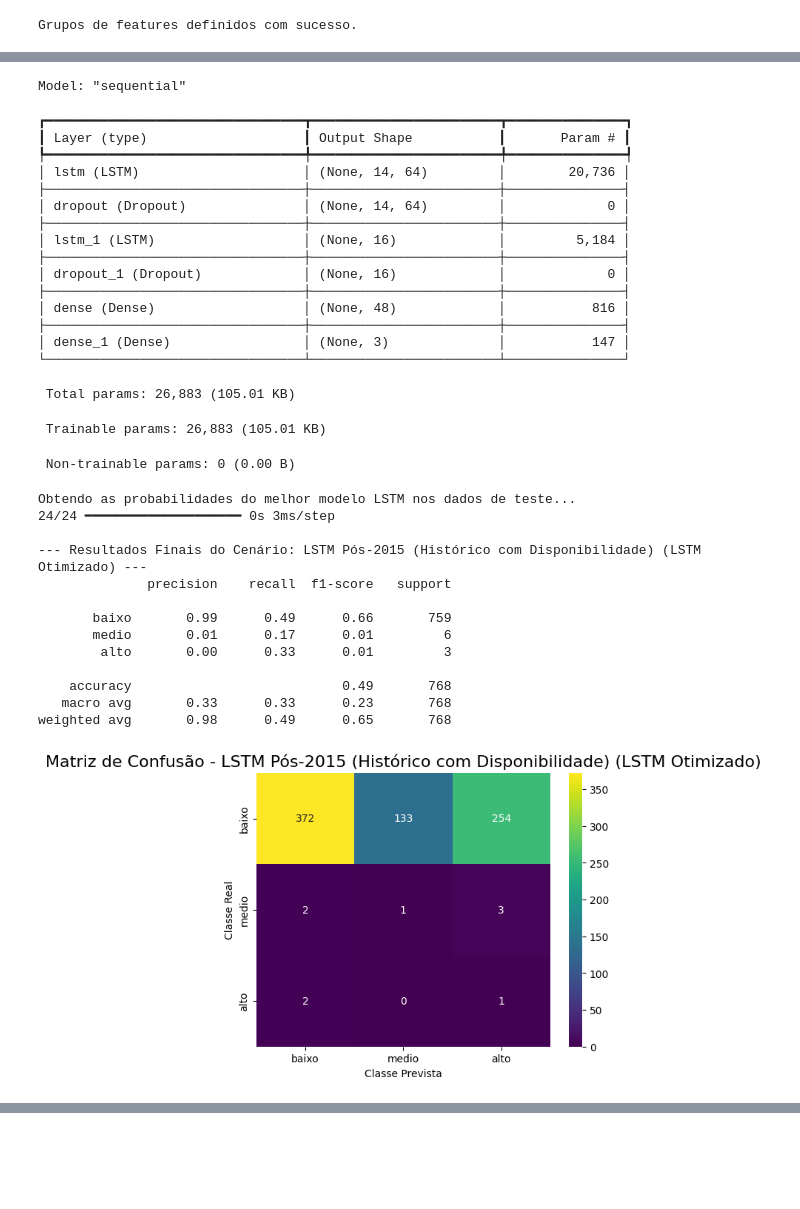
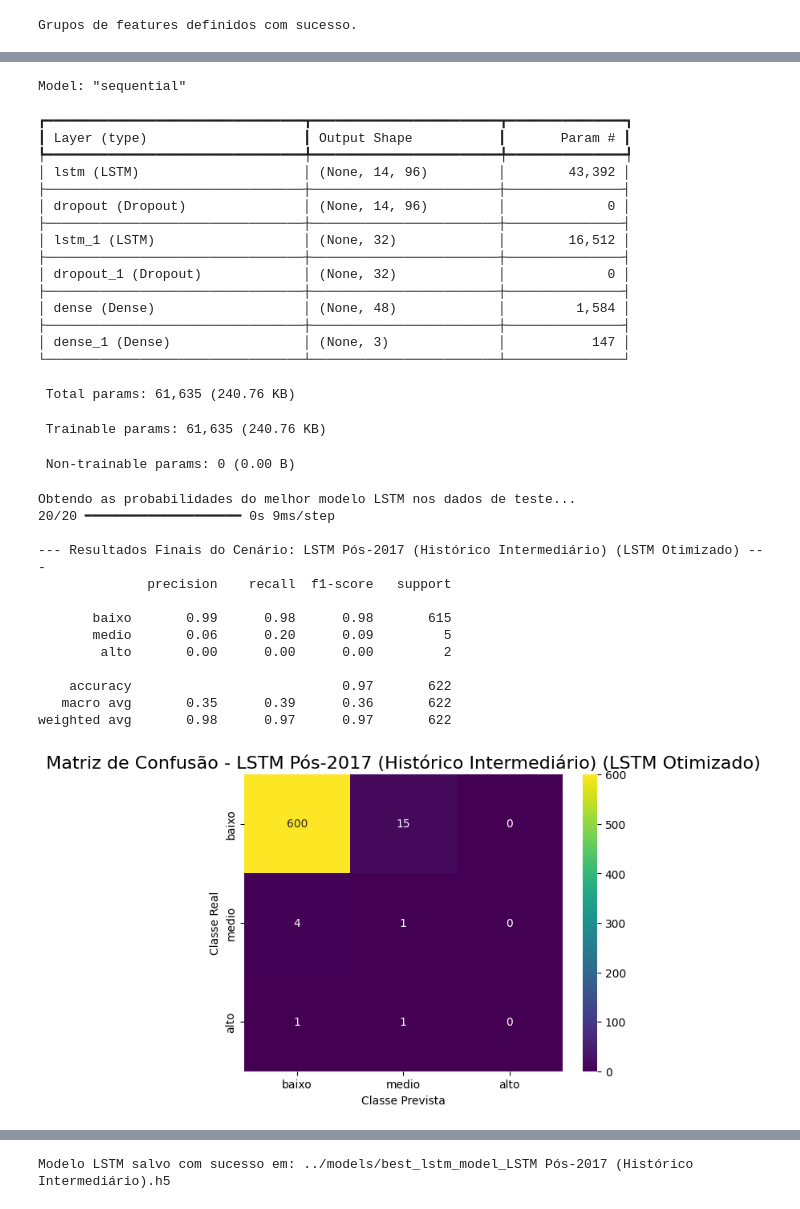
Before and after one commit to pauloprbs/ons-risk-prediction, a Jupyter notebook: notebooks/10-Modelagem-LTSM.ipynb, the cells around one changed output, grey strips where cells are left out. Saved outputs shown, nothing was run; the diff lists cells and outputs as text; code cells hidden in the pictures; blank space fills up the shorter version.

Commit message:
Novos modelos

```diff
--- a/notebooks/10-Modelagem-LTSM.ipynb
+++ b/notebooks/10-Modelagem-LTSM.ipynb
@@ -66,7 +66,7 @@ from config import END_YEAR
 # --- ESCOLHA O CENÁRIO PARA TESTAR ---
 # Opções: 'pos_2022', 'pos_2020', 'pos_2017', 'pos_2015', 'pos_2013', 'pos_2010'
 # Para LSTMs, cenários com mais dados históricos (ex: pos_2020 ou mais antigos) costumam ser melhores.
-CENARIO_ESCOLHIDO = 'pos_2015'
+CENARIO_ESCOLHIDO = 'pos_2017'
 # -------------------------------------
 
 # Define o período de análise e as features com base no cenário escolhido
@@ -258,17 +265,22 @@ Total elapsed time: 00h 07m 05s
 
 Busca de hiperparâmetros concluída.
 # %%
-# --- Célula 7: Obtenção do Melhor Modelo e Avaliação ---
+# --- Célula 7: Obtenção, Avaliação e Salvamento do Modelo LSTM ---
+import os
+from sklearn.metrics import classification_report, confusion_matrix
+import seaborn as sns
+import matplotlib.pyplot as plt
+import numpy as np
 
 # 1. Obter os melhores hiperparâmetros e o melhor modelo do 'tuner'
 best_hps = tuner.get_best_hyperparameters(num_trials=1)[0]
 best_model = tuner.get_best_models(num_models=1)[0]
 
 print("\n--- Melhores Hiperparâmetros Encontrados ---")
-# Imprime um resumo dos melhores parâmetros
 for hp in best_hps.values:
     print(f"- {hp}: {best_hps.get(hp)}")
 print("-------------------------------------------")
+
 best_model.summary()
 
 # 2. Avaliação final nos dados de teste
@@ -283,20 +295,34 @@ threshold_medio = 0.15
 y_pred_custom = []
 for probs in y_pred_proba:
     prob_baixo, prob_medio, prob_alto = probs
-    if prob_alto >= threshold_alto: y_pred_custom.append(2)
-    elif prob_medio >= threshold_medio: y_pred_custom.append(1)
-    else: y_pred_custom.append(0)
+    if prob_alto >= threshold_alto:
+        y_pred_custom.append(2)
+    elif prob_medio >= threshold_medio:
+        y_pred_custom.append(1)
+    else:
+        y_pred_custom.append(0)
 
 y_pred_custom = np.array(y_pred_custom)
 
 print(f"\n--- Resultados Finais do Cenário: {nome_cenario} (LSTM Otimizado) ---")
-print(classification_report(y_test_seq, y_pred_custom, target_names=mapeamento_risco.keys(), zero_division=0))
+print(classification_report(y_test_seq, y_pred_custom,
+                            target_names=mapeamento_risco.keys(),
+                            zero_division=0))
 
 cm_custom = confusion_matrix(y_test_seq, y_pred_custom)
-sns.heatmap(cm_custom, annot=True, fmt='d', cmap='viridis', xticklabels=mapeamento_risco.keys(), yticklabels=mapeamento_risco.keys())
+sns.heatmap(cm_custom, annot=True, fmt='d', cmap='viridis',
+            xticklabels=mapeamento_risco.keys(),
+            yticklabels=mapeamento_risco.keys())
 plt.title(f'Matriz de Confusão - {nome_cenario} (LSTM Otimizado)', fontsize=16)
 plt.ylabel('Classe Real')
 plt.xlabel('Classe Prevista')
 plt.show()
+
+# 3. Salvamento do modelo
+output_path = f'../models/best_lstm_model_{nome_cenario}.h5'
+os.makedirs(os.path.dirname(output_path), exist_ok=True)
+
+best_model.save(output_path)
+print(f"\nModelo LSTM salvo com sucesso em: {output_path}")
 # %% [output]
 --- Melhores Hiperparâmetros Encontrados ---
@@ -308,34 +334,34 @@ plt.show()
 -------------------------------------------
 Model: "sequential"
 ┏━━━━━━━━━━━━━━━━━━━━━━━━━━━━━━━━━┳━━━━━━━━━━━━━━━━━━━━━━━━┳━━━━━━━━━━━━━━━┓
 ┃ Layer (type)                    ┃ Output Shape           ┃       Param # ┃
 ┡━━━━━━━━━━━━━━━━━━━━━━━━━━━━━━━━━╇━━━━━━━━━━━━━━━━━━━━━━━━╇━━━━━━━━━━━━━━━┩
-│ lstm (LSTM)                     │ (None, 14, 64)         │        20,736 │
+│ lstm (LSTM)                     │ (None, 14, 96)         │        43,392 │
 ├─────────────────────────────────┼────────────────────────┼───────────────┤
-│ dropout (Dropout)               │ (None, 14, 64)         │             0 │
+│ dropout (Dropout)               │ (None, 14, 96)         │             0 │
 ├─────────────────────────────────┼────────────────────────┼───────────────┤
-│ lstm_1 (LSTM)                   │ (None, 16)             │         5,184 │
+│ lstm_1 (LSTM)                   │ (None, 32)             │        16,512 │
 ├─────────────────────────────────┼────────────────────────┼───────────────┤
-│ dropout_1 (Dropout)             │ (None, 16)             │             0 │
+│ dropout_1 (Dropout)             │ (None, 32)             │             0 │
 ├─────────────────────────────────┼────────────────────────┼───────────────┤
-│ dense (Dense)                   │ (None, 48)             │           816 │
+│ dense (Dense)                   │ (None, 48)             │         1,584 │
 ├─────────────────────────────────┼────────────────────────┼───────────────┤
 │ dense_1 (Dense)                 │ (None, 3)              │           147 │
 └─────────────────────────────────┴────────────────────────┴───────────────┘
- Total params: 26,883 (105.01 KB)
+ Total params: 61,635 (240.76 KB)
- Trainable params: 26,883 (105.01 KB)
+ Trainable params: 61,635 (240.76 KB)
  Non-trainable params: 0 (0.00 B)
 Obtendo as probabilidades do melhor modelo LSTM nos dados de teste...
-24/24 ━━━━━━━━━━━━━━━━━━━━ 0s 3ms/step
+20/20 ━━━━━━━━━━━━━━━━━━━━ 0s 9ms/step
 
---- Resultados Finais do Cenário: LSTM Pós-2015 (Histórico com Disponibilidade) (LSTM Otimizado) ---
+--- Resultados Finais do Cenário: LSTM Pós-2017 (Histórico Intermediário) (LSTM Otimizado) ---
               precision    recall  f1-score   support
 
-       baixo       0.99      0.49      0.66       759
-       medio       0.01      0.17      0.01         6
-        alto       0.00      0.33      0.01         3
+       baixo       0.99      0.98      0.98       615
+       medio       0.06      0.20      0.09         5
+        alto       0.00      0.00      0.00         2
 
-    accuracy                           0.49       768
-   macro avg       0.33      0.33      0.23       768
-weighted avg       0.98      0.49      0.65       768
+    accuracy                           0.97       622
+   macro avg       0.35      0.39      0.36       622
+weighted avg       0.98      0.97      0.97       622
-[figure, old version]
+[figure, new version]
@@ -341,0 +369 @@ weighted avg       0.98      0.49      0.65       768
+Modelo LSTM salvo com sucesso em: ../models/best_lstm_model_LSTM Pós-2017 (Histórico Intermediário).h5
```
Also changed, not shown: parts of 5 cells of this notebook, 6 other files.
